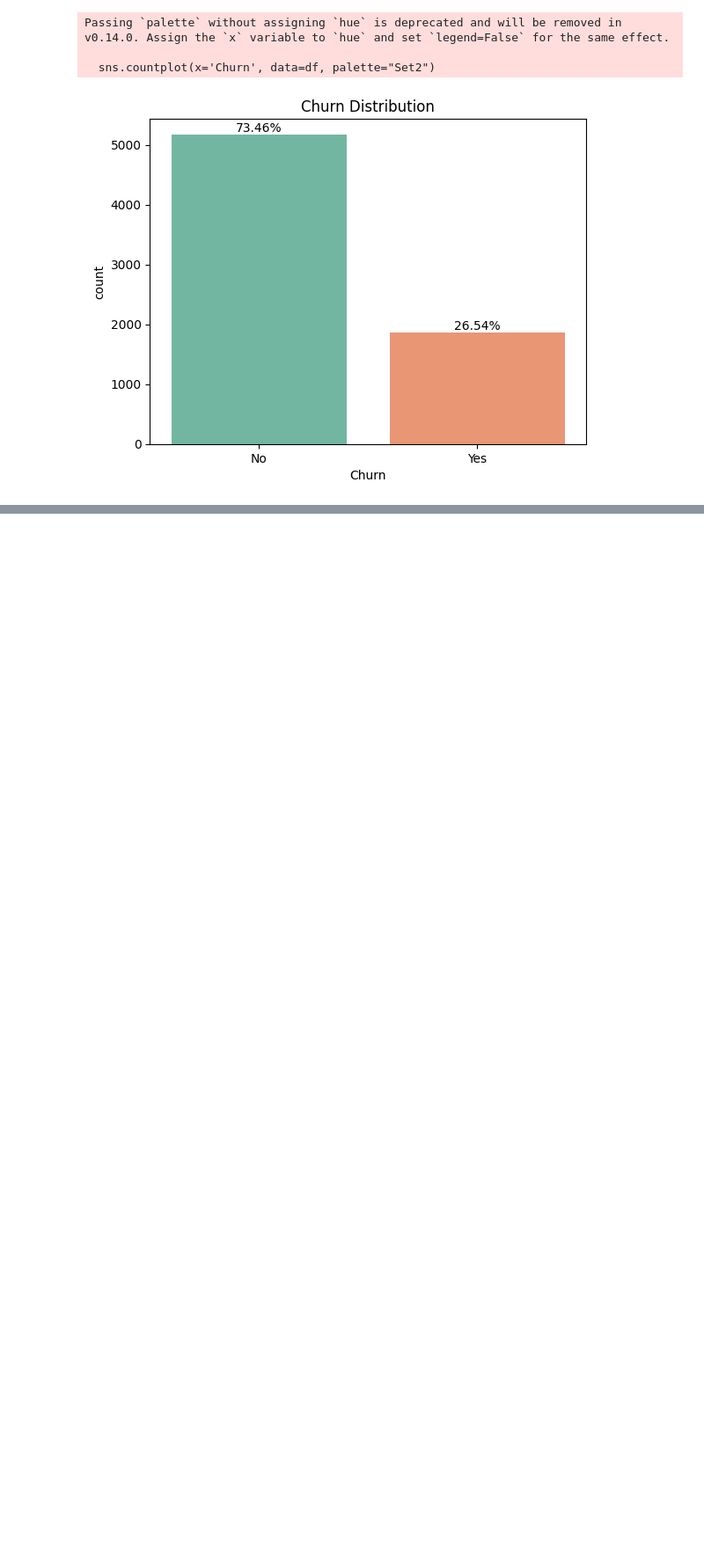
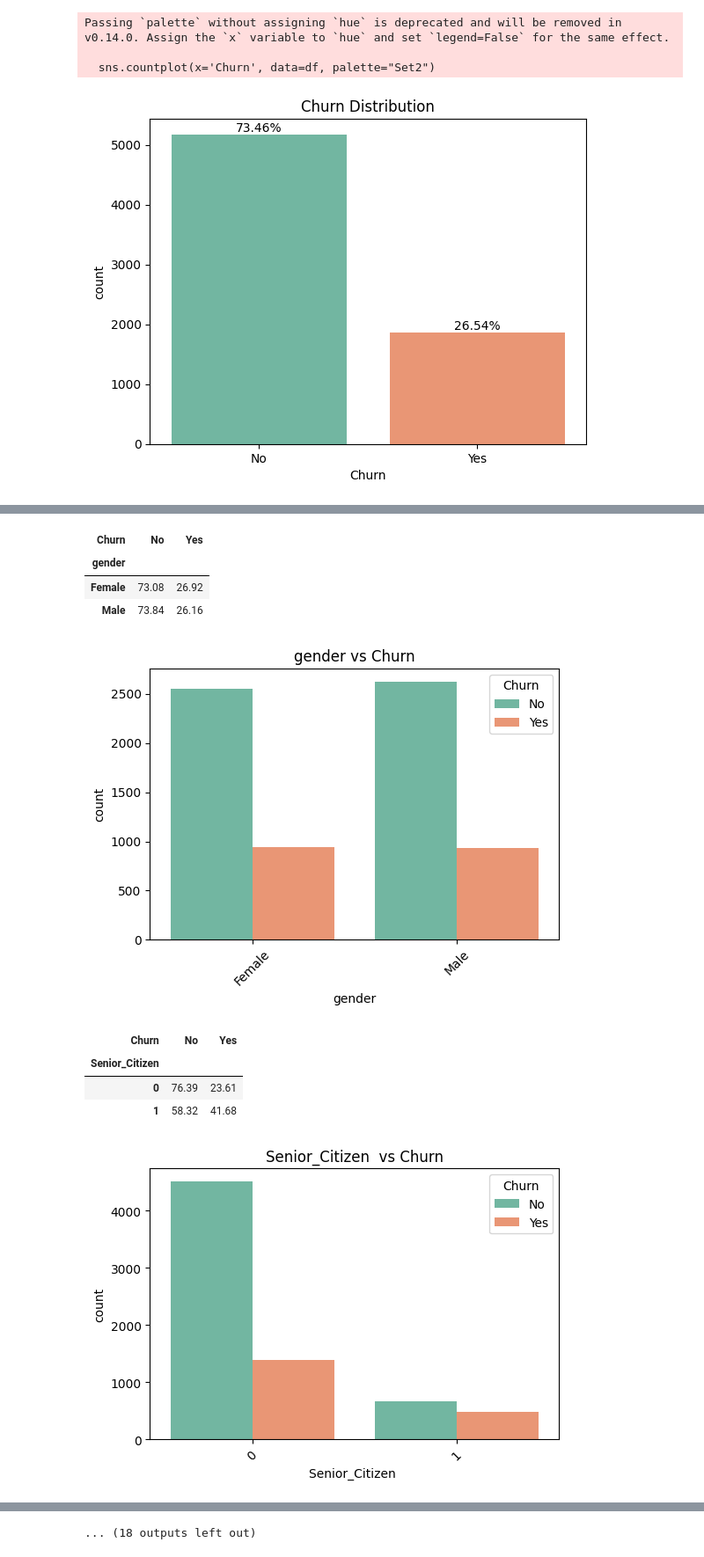
Before and after one commit to arwa-5aled/TelecomChurnUseCase, a Jupyter notebook: notebooks/exploratoryandpreprocessing.ipynb, the cells around one changed output, grey strips where cells are left out. Shown at 88% size. Saved outputs shown, nothing was run; the diff lists cells and outputs as text; code cells hidden in the pictures; blank space fills up the shorter version.

```diff
--- a/notebooks/exploratoryandpreprocessing.ipynb
+++ b/notebooks/exploratoryandpreprocessing.ipynb
@@ -256,3 +256,15 @@ Passing `palette` without assigning `hue` is deprecated and will be removed in v
 
   sns.countplot(x='Churn', data=df, palette="Set2")
 [figure]
+# %%
+def plot_cat_vs_target(df, feature, target='Churn'):
+
+    ctab = pd.crosstab(df[feature], df[target], normalize='index') * 100
+    display(ctab.round(2))   # show churn % table
+
+
+    plt.figure(figsize=(6,4))
+    sns.countplot(x=feature, hue=target, data=df, palette="Set2")
+    plt.title(f"{feature} vs {target}")
+    plt.xticks(rotation=45)
+    plt.show()
@@ -258,0 +291,20 @@ Passing `palette` without assigning `hue` is deprecated and will be removed in v
+# %%
+categorical_features = [
+    'gender','Senior_Citizen ','Is_Married','Dependents',
+    'Phone_Service','Internet_Service','Online_Security','Online_Backup',
+    'Device_Protection','Tech_Support','Streaming_TV','Streaming_Movies',
+    'Contract','Paperless_Billing','Payment_Method'
+]
+for feature in categorical_features:
+    plot_cat_vs_target(df, feature)
+# %% [output]
+| Churn | No | Yes |
+| gender |  |  |
+| Female | 73.08 | 26.92 |
+| Male | 73.84 | 26.16 |
+[figure, added]
+| Churn | No | Yes |
+| Senior_Citizen |  |  |
+| 0 | 76.39 | 23.61 |
+| 1 | 58.32 | 41.68 |
+[figure, added]
@@ -258,0 +332 @@ Passing `palette` without assigning `hue` is deprecated and will be removed in v
+... (18 outputs left out)
```
Also changed, not shown: parts of 11 cells of this notebook.
